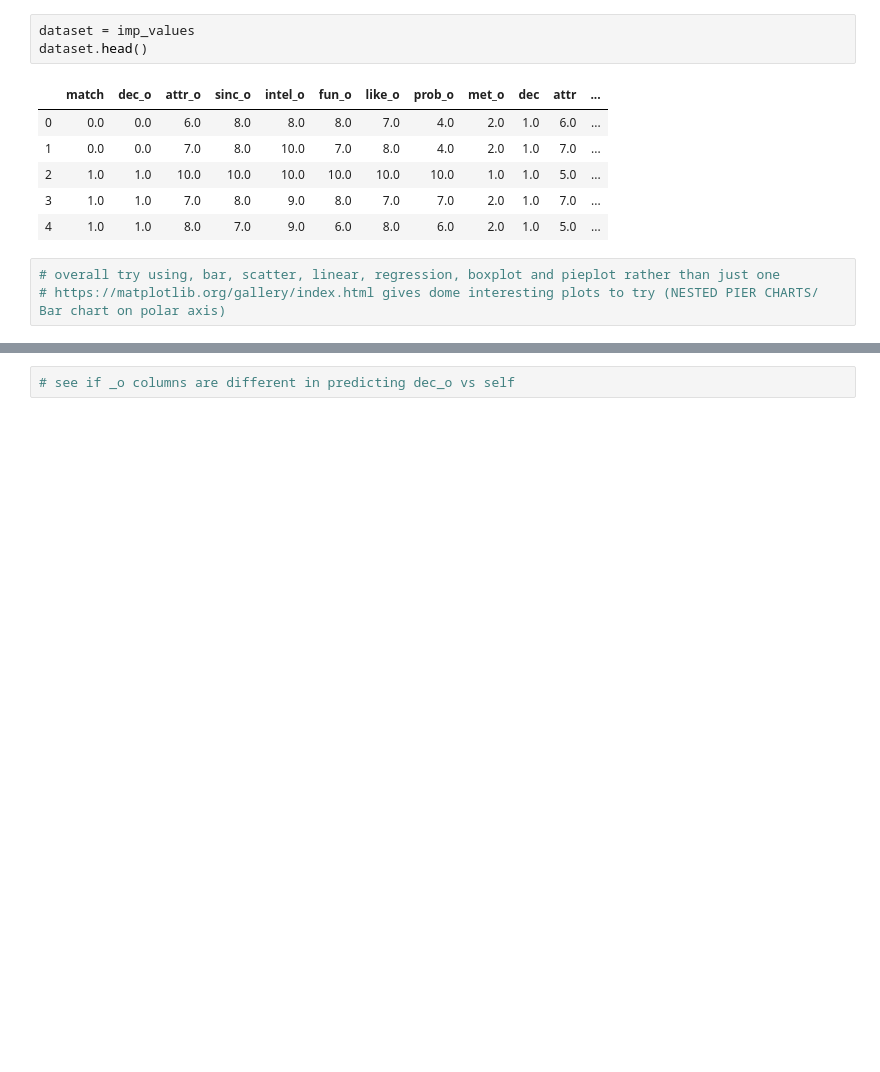
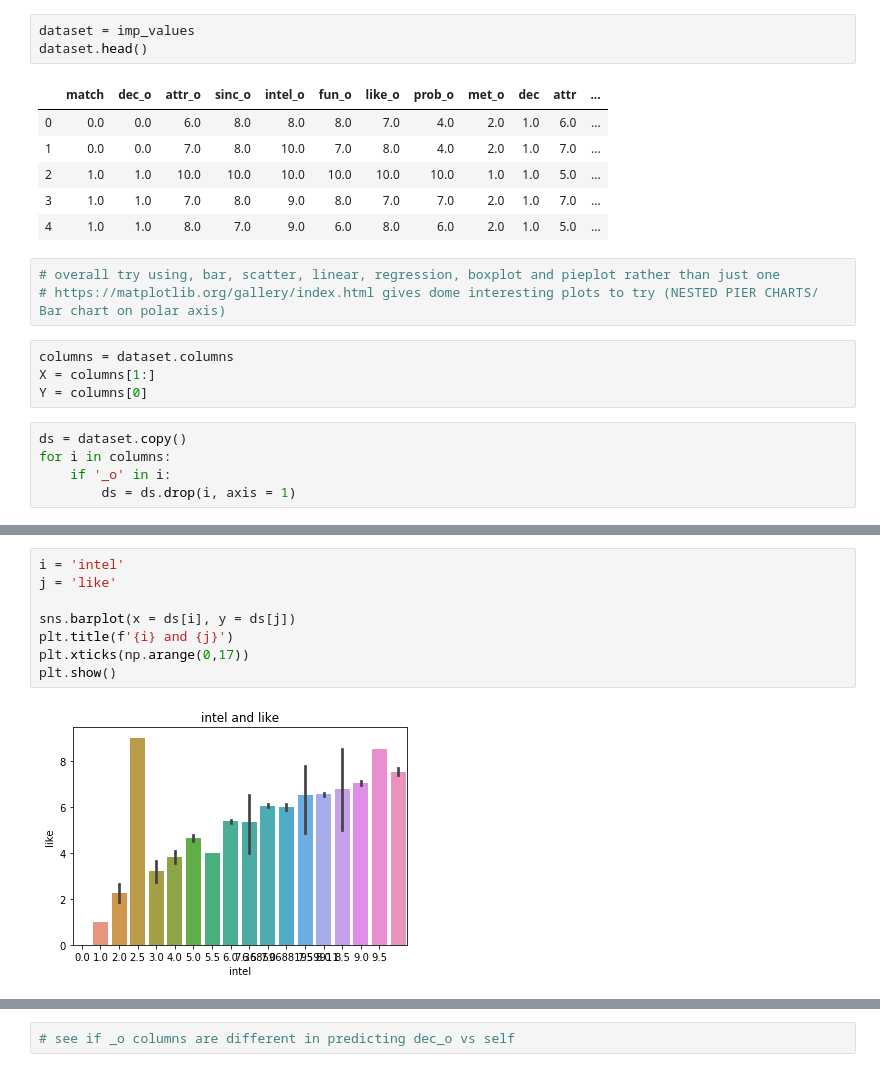
Before and after one commit to mattalec/Project-Speed-Dating, a Jupyter notebook: Speed_dating_project_AM.ipynb, the cells around one changed output, grey strips where cells are left out. Saved outputs shown, nothing was run; the diff lists cells and outputs as text; blank space fills up the shorter version.

```diff
--- a/Speed_dating_project_AM.ipynb
+++ b/Speed_dating_project_AM.ipynb
@@ -230,3 +231,12 @@ dataset.head()
 # %%
 # overall try using, bar, scatter, linear, regression, boxplot and pieplot rather than just one
 # https://matplotlib.org/gallery/index.html gives dome interesting plots to try (NESTED PIER CHARTS/ Bar chart on polar axis)
+# %%
+columns = dataset.columns
+X = columns[1:]
+Y = columns[0]
+# %%
+ds = dataset.copy()
+for i in columns:
+    if '_o' in i:
+        ds = ds.drop(i, axis = 1)
@@ -232,0 +270,10 @@ dataset.head()
+# %%
+i = 'intel'
+j = 'like'
+
+sns.barplot(x = ds[i], y = ds[j])
+plt.title(f'{i} and {j}')
+plt.xticks(np.arange(0,17))
+plt.show()
+# %% [output]
+[figure, added]
```
Also changed, not shown: parts of 27 cells of this notebook, 1 other file.
